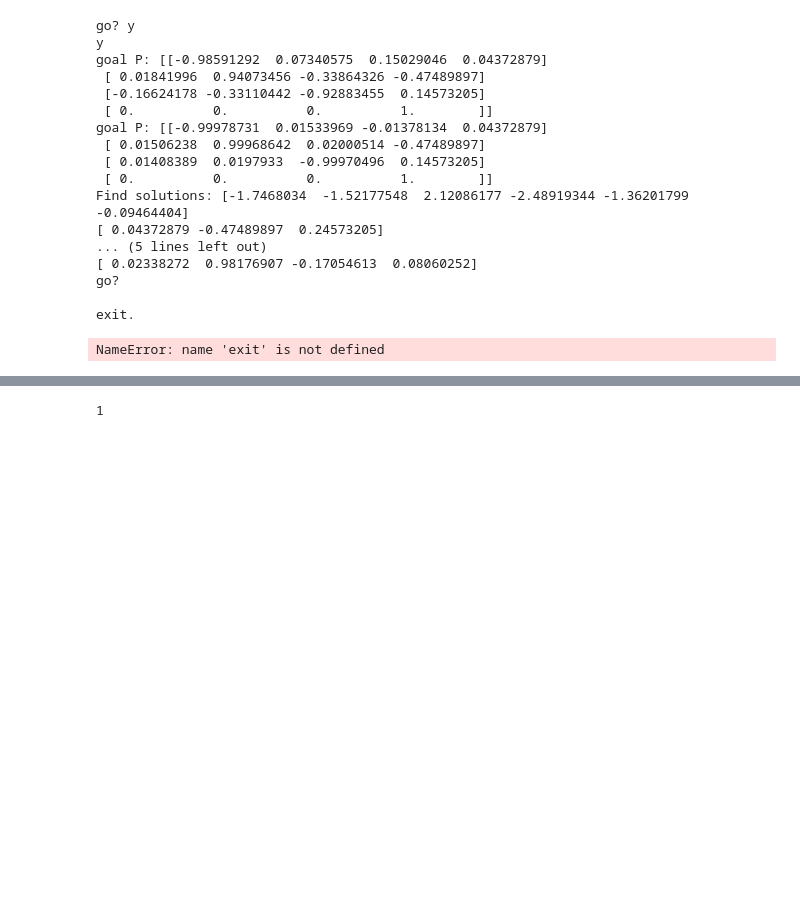
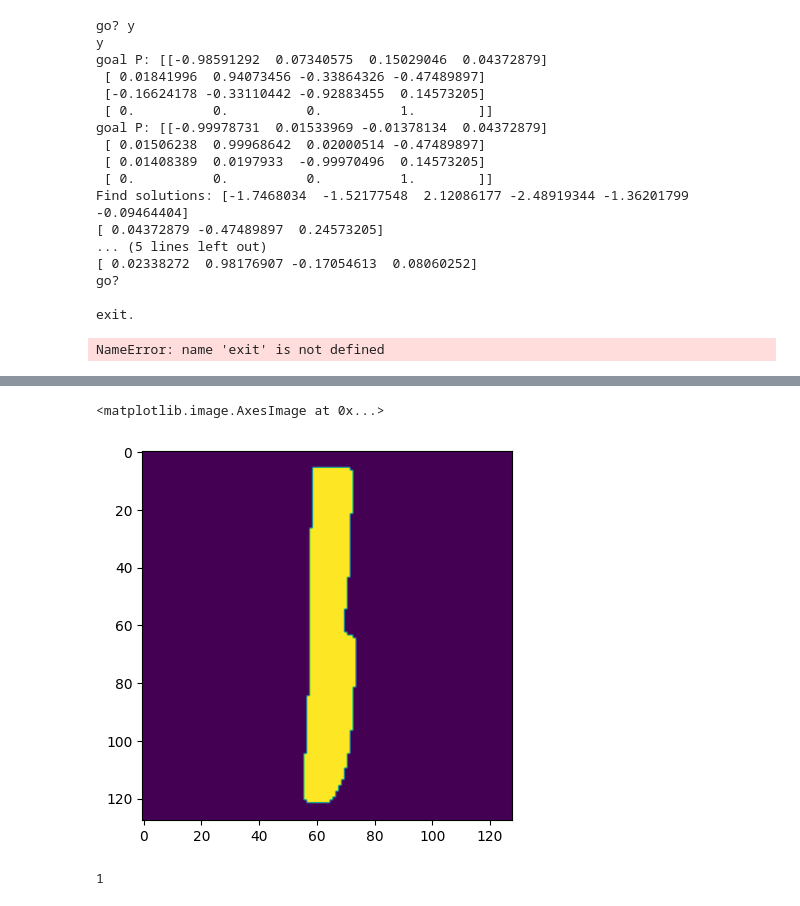
Before and after one commit to hogunkee/TSMCTS, a Jupyter notebook: realrobot/Test.ipynb, the cells around one changed output, grey strips where cells are left out. Drawn from its saved outputs; the diff is of its cells as text; code cells hidden in the pictures; blank space fills up the shorter version.

```diff
--- a/realrobot/Test.ipynb
+++ b/realrobot/Test.ipynb
@@ -351,3 +355,14 @@ Ellipse phi: 57.40774445967919
+# %%
+m1 = renderer.objectMasks[0][1]
+kernel = np.ones((7, 7), np.uint8)
+
+#erosion_image = cv2.erode(image, kernel, iterations=1)  #// make erosion image
+#dilation_image = cv2.dilate(image, kernel, iterations=1)
+m2 = cv2.dilate(m1, kernel, iterations=1)
+plt.imshow(m2)
+# %% [output]
+<matplotlib.image.AxesImage at 0x...>
+[figure, added]
 # %%
 NB = np.max(env.current_obs['segmentation']).astype(int)
 for i in range(1, NB+1):
```
Also changed, not shown: parts of 4 cells of this notebook, 4 other files.
